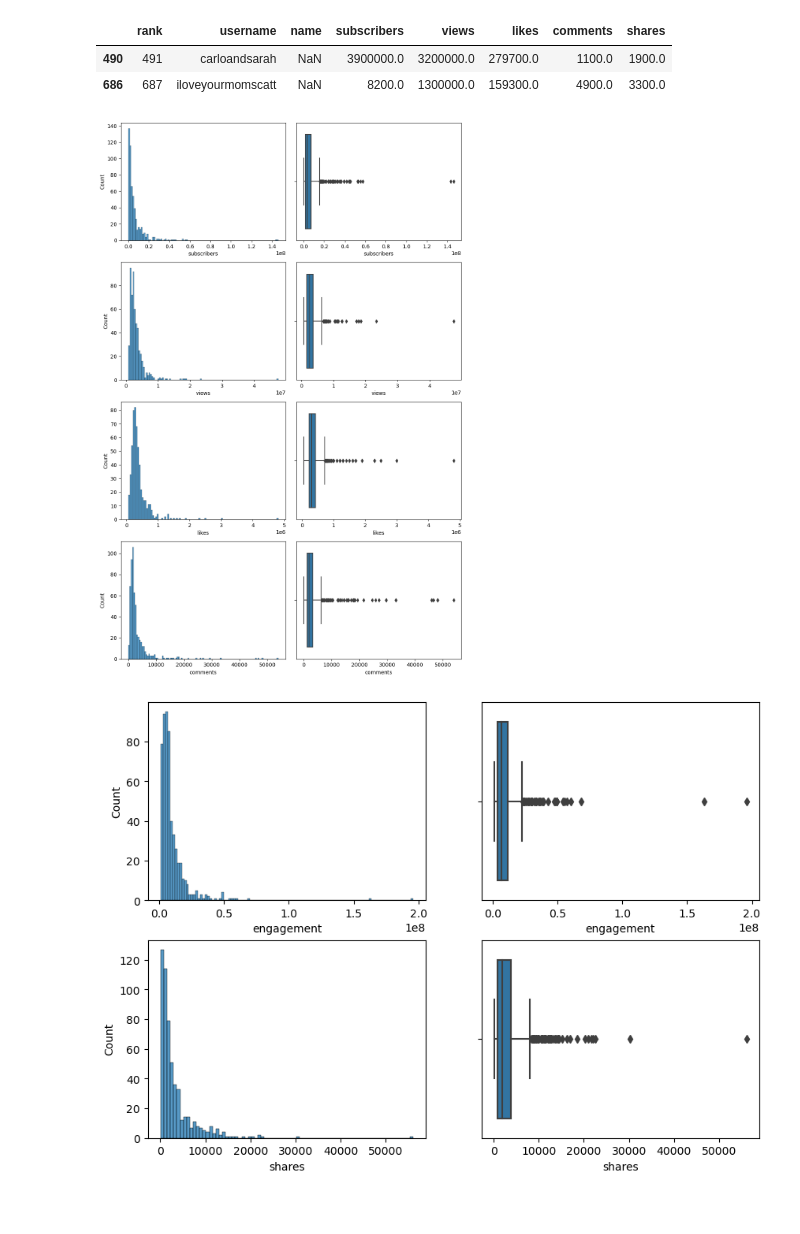
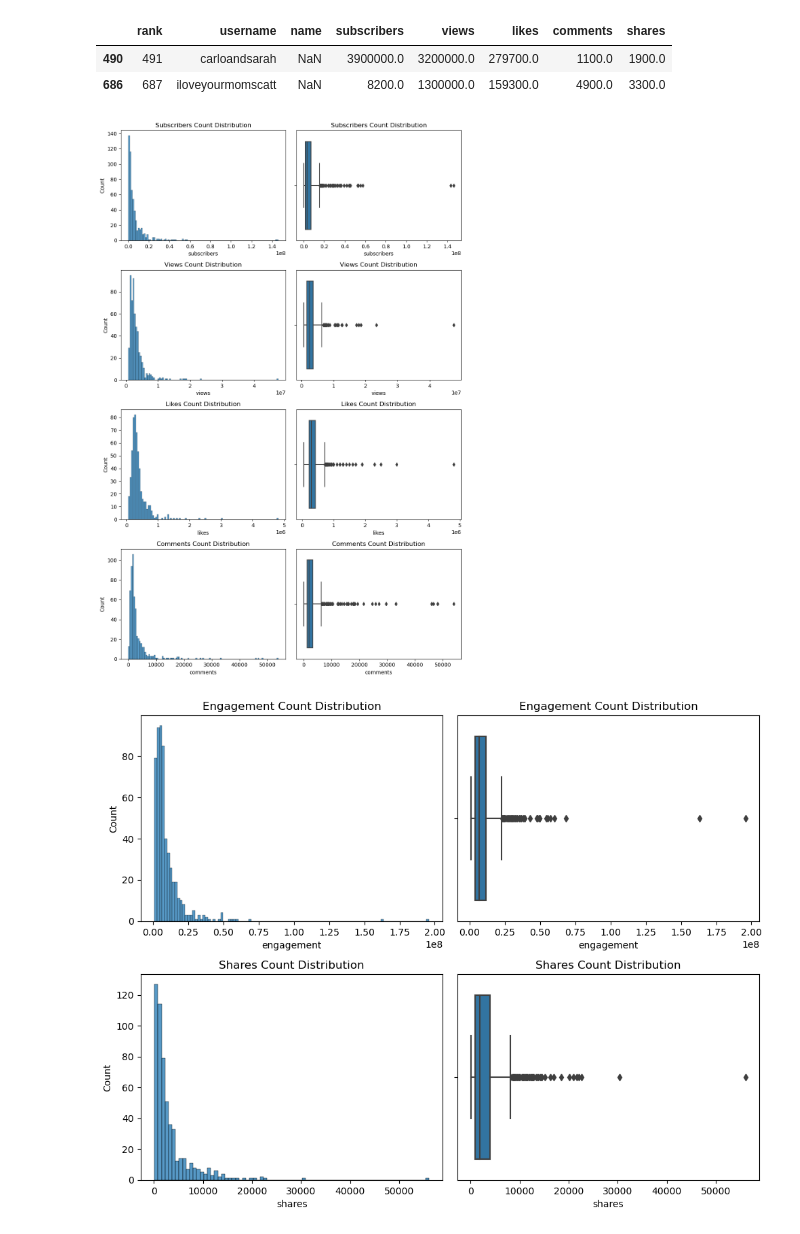
Before and after one commit to adriananuncio/individual_project, a Jupyter notebook: work.ipynb, the cells around one changed output. Saved outputs shown, nothing was run; the diff lists cells and outputs as text; code cells hidden in the pictures.

```diff
--- a/work.ipynb
+++ b/work.ipynb
@@ -231,6 +231,11 @@ null_loc
 |  | rank | username | name | subscribers | views | likes | comments | shares |
 | 490 | 491 | carloandsarah | NaN | 3900000.0 | 3200000.0 | 279700.0 | 1100.0 | 1900.0 |
 | 686 | 687 | iloveyourmomscatt | NaN | 8200.0 | 1300000.0 | 159300.0 | 4900.0 | 3300.0 |
+# %%
+# create total engagement column
+# this column will be the sum of engagement metrics:
+# views, likes, comments, and shares.
+df['engagement'] = df['subscribers'] + df['views'] + df['likes'] + df['comments'] + df['shares']
 # %%
 def train_validate_test(df, target):
     '''
@@ -269,39 +274,52 @@ X_train, y_train, X_validate, y_validate, X_test, y_test = train_validate_test(d
 # view variable distributions
 plt.figure(figsize=[10,15])
 plt.subplot(421)
+plt.title('Subscribers Count Distribution')
 sns.histplot(X_train.subscribers)
 plt.subplot(422)
+plt.title('Subscribers Count Distribution')
 sns.boxplot(X_train.subscribers)
 plt.subplot(423)
+plt.title('Views Count Distribution')
 sns.histplot(X_train.views)
 plt.subplot(424)
+plt.title('Views Count Distribution')
 sns.boxplot(X_train.views)
 plt.subplot(425)
+plt.title('Likes Count Distribution')
 sns.histplot(X_train.likes)
 plt.subplot(426)
+plt.title('Likes Count Distribution')
 sns.boxplot(X_train.likes)
 plt.subplot(427)
+plt.title('Comments Count Distribution')
 sns.histplot(X_train.comments)
 plt.subplot(428)
+plt.title('Comments Count Distribution')
 sns.boxplot(X_train.comments)
 plt.tight_layout()
 plt.show()
 # %% [output]
-[figure, old version]
+[figure, new version]
 # %%
 # view variable distribution
 plt.figure(figsize=[10,15])
 plt.subplot(421)
+plt.title('Engagement Count Distribution')
 sns.histplot(X_train.engagement)
 plt.subplot(422)
+plt.title('Engagement Count Distribution')
 sns.boxplot(X_train.engagement)
 plt.subplot(423)
+plt.title('Shares Count Distribution')
 sns.histplot(y_train)
 plt.subplot(424)
+plt.title('Shares Count Distribution')
 sns.boxplot(y_train)
+plt.tight_layout()
 plt.show()
 # %% [output]
-[figure, old version]
+[figure, new version]
 # %%
 # view X_train variables against y_train
 plt.figure(figsize=[10,15])
```
Also changed, not shown: parts of 10 cells of this notebook, 1 other file.
